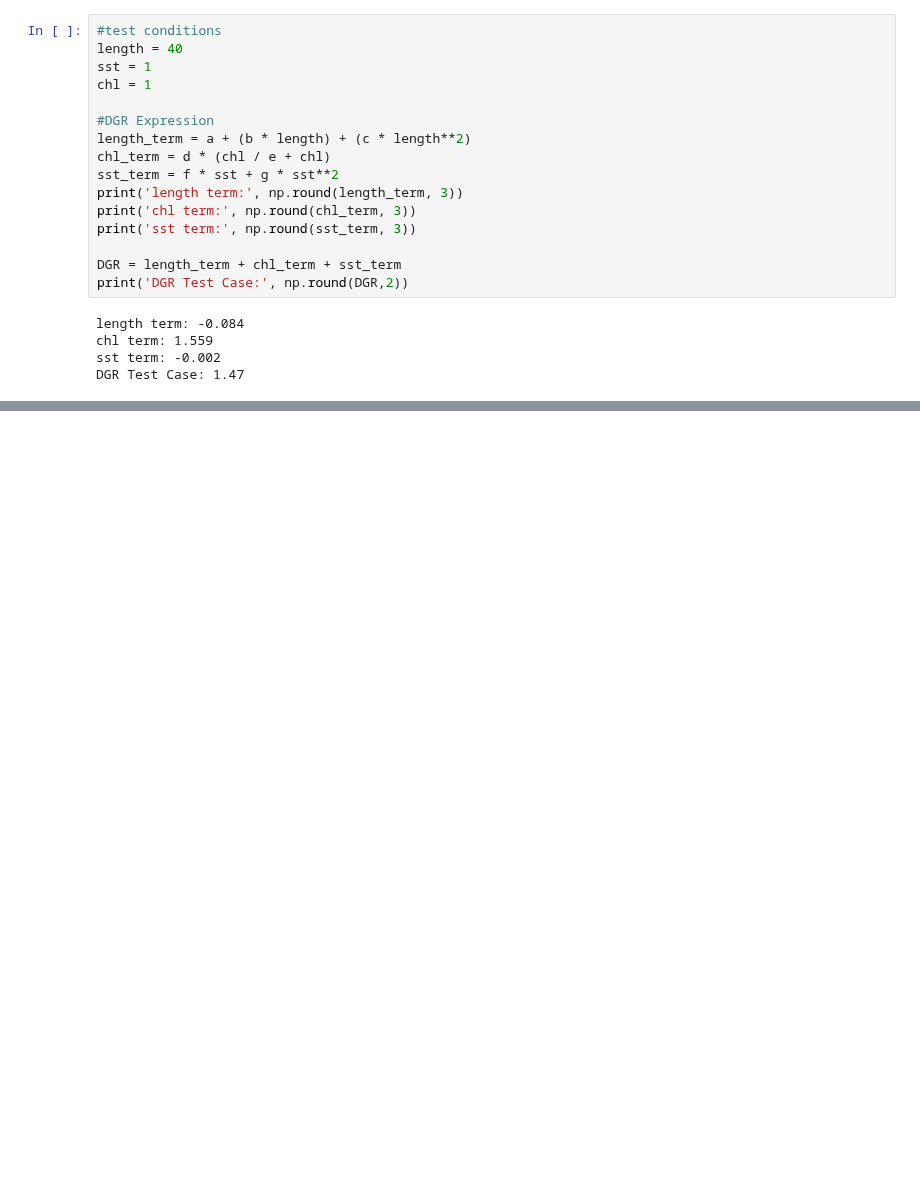
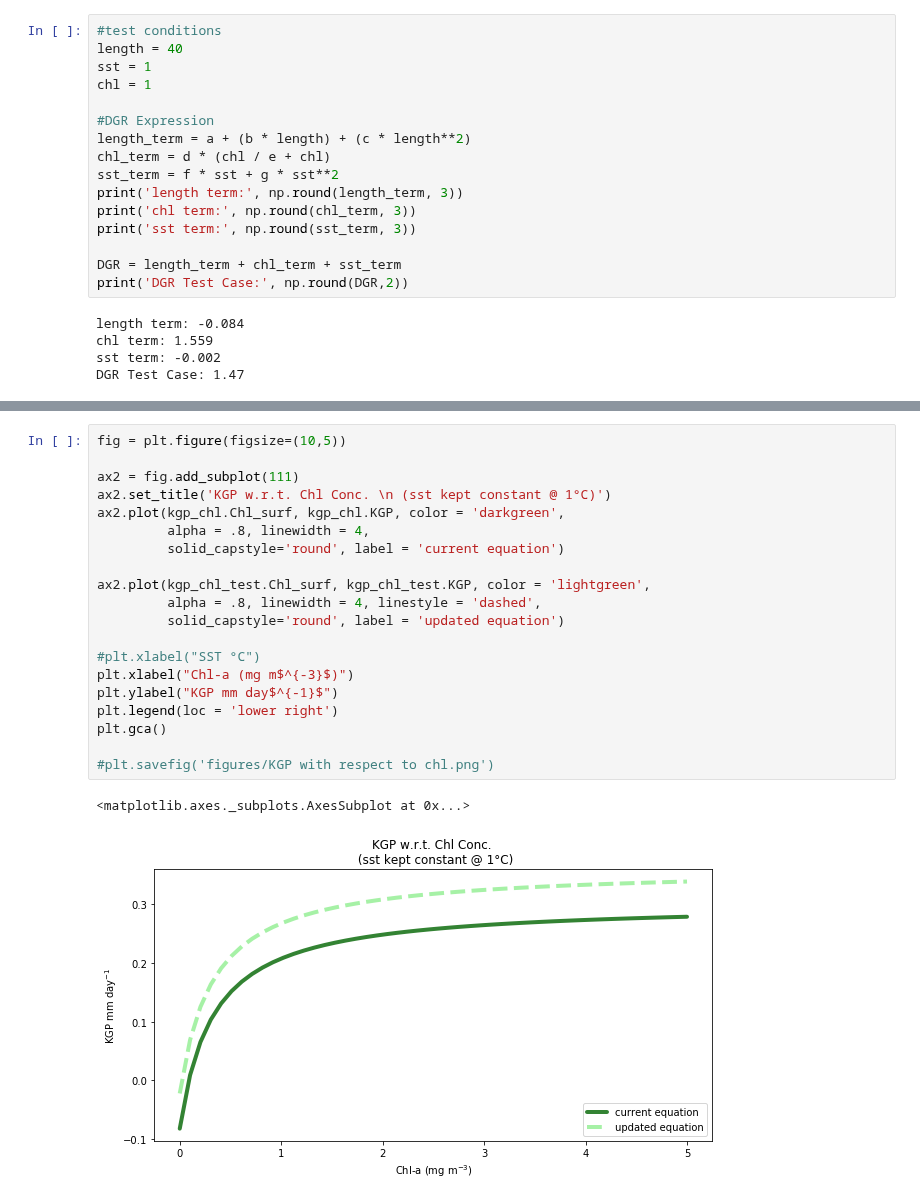
Before and after one commit to Zephyr-Sylvester/krill-cesm-le, a Jupyter notebook: notebooks/DGR-eq-application.ipynb, the cells around one changed output, grey strips where cells are left out. Saved outputs shown, nothing was run; the diff lists cells and outputs as text; blank space fills up the shorter version.

```diff
--- a/notebooks/DGR-eq-application.ipynb
+++ b/notebooks/DGR-eq-application.ipynb
@@ -205,0 +401,23 @@ DGR Test Case: 1.47
+# %%
+fig = plt.figure(figsize=(10,5))
+
+ax2 = fig.add_subplot(111)
+ax2.set_title('KGP w.r.t. Chl Conc. \n (sst kept constant @ 1°C)')
+ax2.plot(kgp_chl.Chl_surf, kgp_chl.KGP, color = 'darkgreen',
+         alpha = .8, linewidth = 4,
+         solid_capstyle='round', label = 'current equation')
+
+ax2.plot(kgp_chl_test.Chl_surf, kgp_chl_test.KGP, color = 'lightgreen',
+         alpha = .8, linewidth = 4, linestyle = 'dashed',
+         solid_capstyle='round', label = 'updated equation')
+
+#plt.xlabel("SST °C")
+plt.xlabel("Chl-a (mg m$^{-3}$)")
+plt.ylabel("KGP mm day$^{-1}$")
+plt.legend(loc = 'lower right')
+plt.gca()
+
+#plt.savefig('figures/KGP with respect to chl.png')
+# %% [output]
+<matplotlib.axes._subplots.AxesSubplot at 0x...>
+[figure, added]
```
Also changed, not shown: parts of 22 cells of this notebook, 2 other files.
